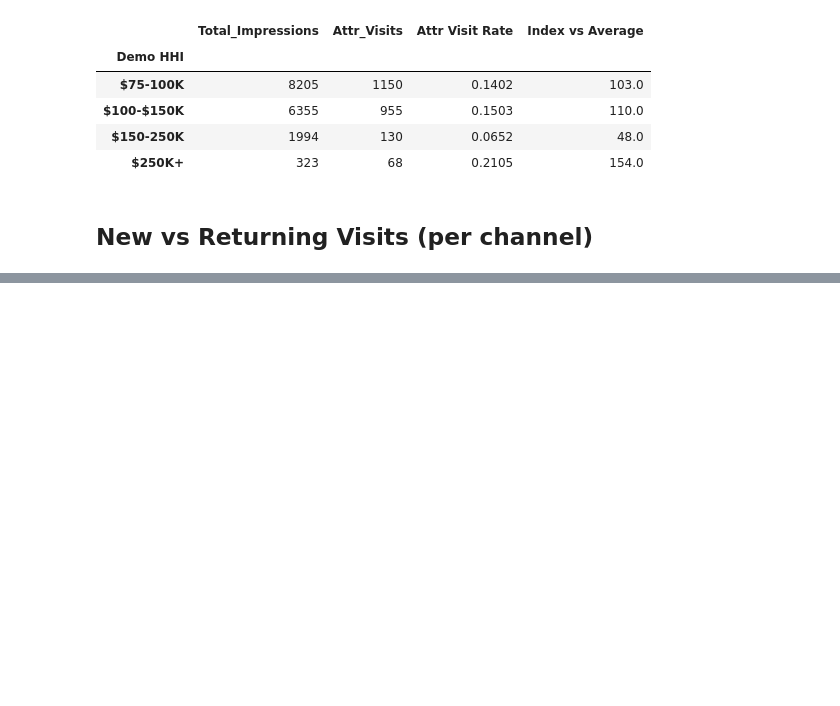
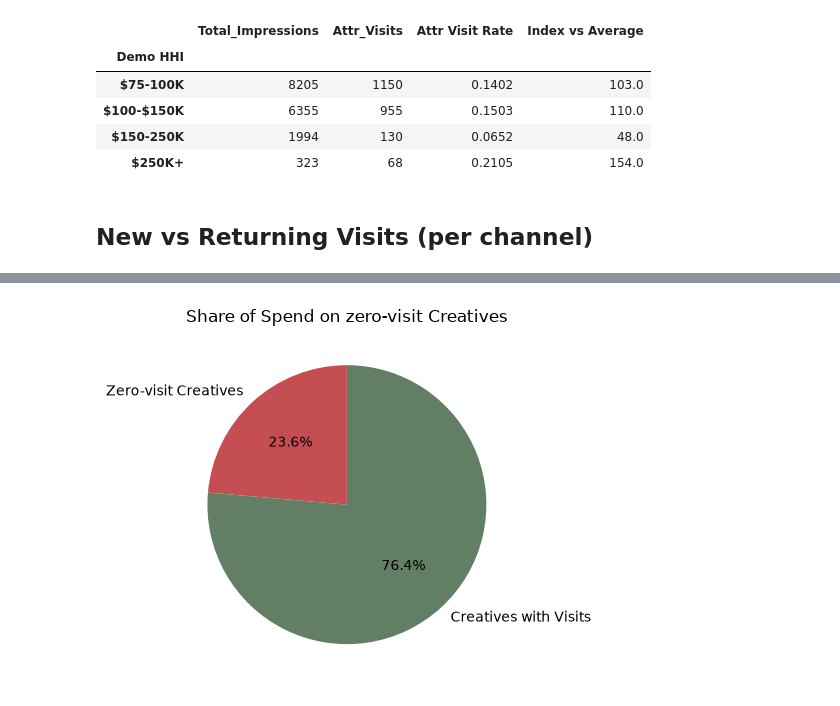
Before and after one commit to EzraGoldberg/portfolio-projects, a Jupyter notebook: 2. Tech Interview Prep/Weather Adtech Data Science/notebooks/Case_Study.ipynb, the cells around one changed output, grey strips where cells are left out. Drawn from its saved outputs; the diff is of its cells as text; code cells hidden in the pictures; blank space fills up the shorter version.

```diff
--- a/2. Tech Interview Prep/Weather Adtech Data Science/notebooks/Case_Study.ipynb
+++ b/2. Tech Interview Prep/Weather Adtech Data Science/notebooks/Case_Study.ipynb
@@ -1036,0 +1195,13 @@ hhi_Demo_df
+# %%
+zero_visit_spend_pct = zero_visit_creatives["Media Cost"].sum() / campaign_metrics_with_fta["Media Cost"].sum() * 100
+labels = ["Zero-visit Creatives", "Creatives with Visits"]
+sizes = [zero_visit_spend_pct, 100 - zero_visit_spend_pct]
+
+fig, ax = plt.subplots(figsize=(5, 4))
+ax.pie(sizes, labels=labels, autopct="%1.1f%%", colors=["#C44E52", "#627F66"], startangle=90)
+ax.set_title("Share of Spend on zero-visit Creatives")
+plt.tight_layout()
+plt.savefig("../output_images/chart_zero_visit_spend.png", dpi=150)
+plt.show()
+# %% [output]
+[figure, added]
```
Also changed, not shown: parts of 10 cells of this notebook, 4 other files.
